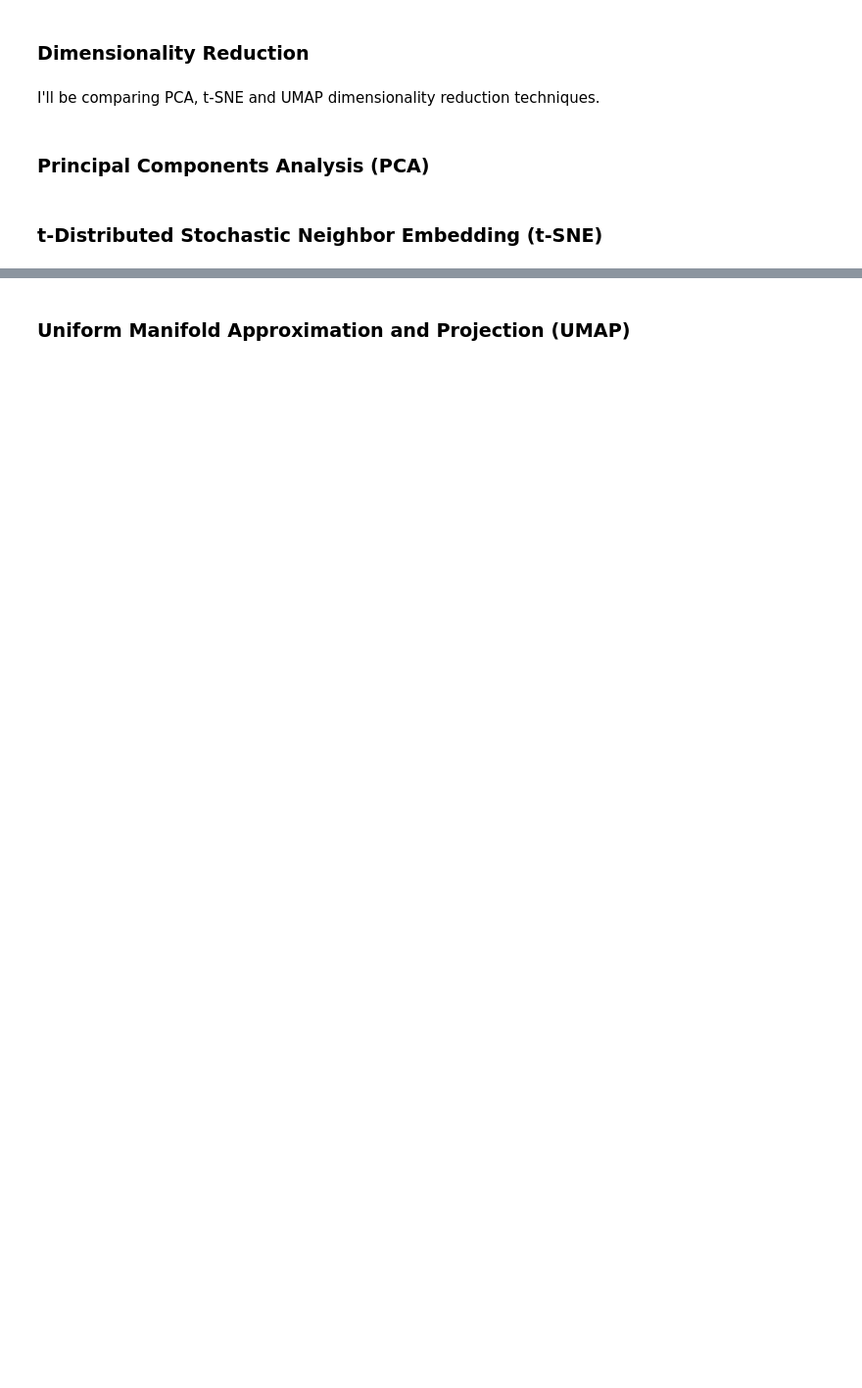
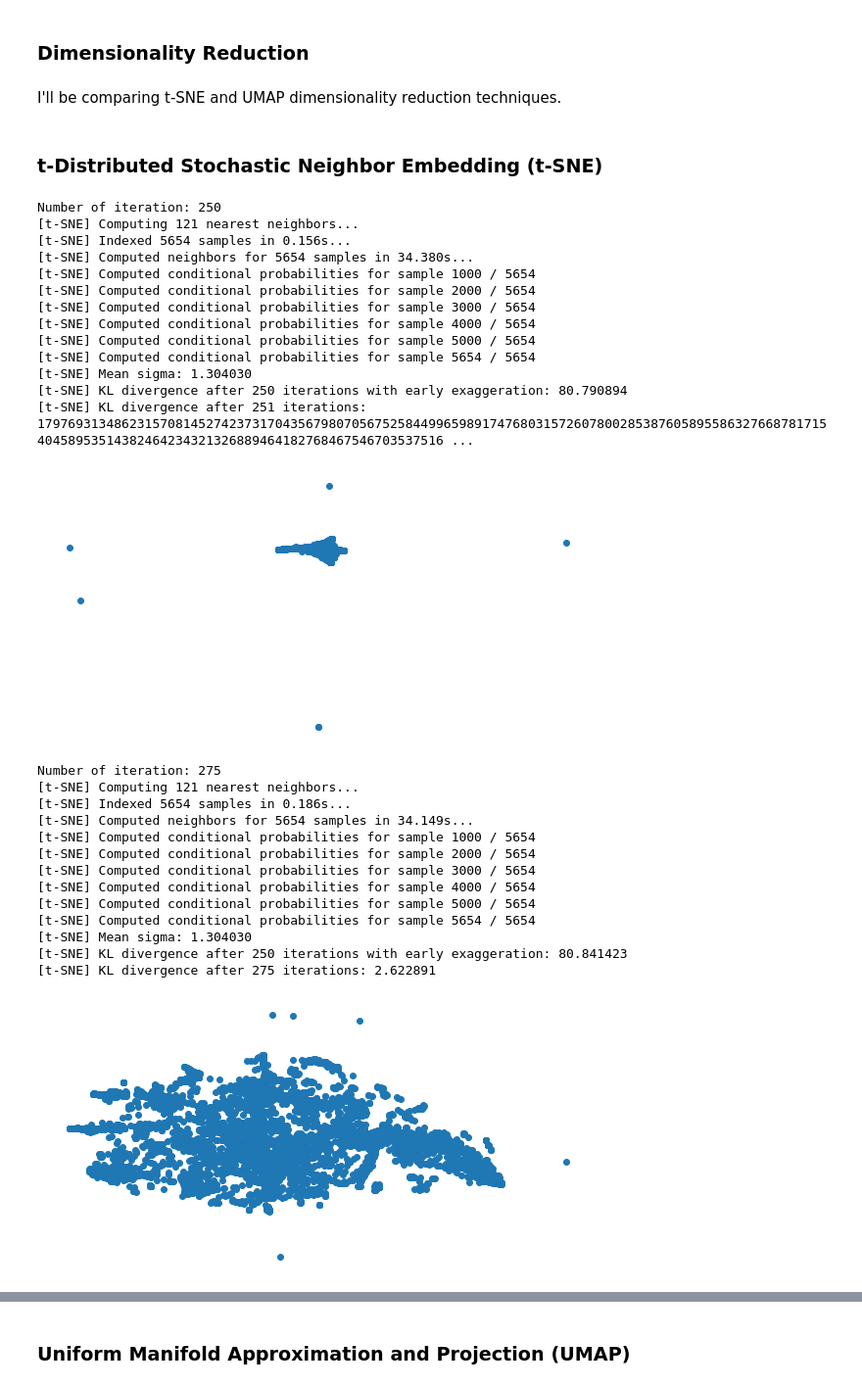
Before and after one commit to BenGriffith/data-science, a Jupyter notebook: capstone/unsupervised/netflix.ipynb, the cells around one changed output, grey strips where cells are left out. Shown at 98% size. Cells and saved outputs as stored; diff of their text form; code cells hidden in the pictures; blank space fills up the shorter version.

Commit message:
Clustering algorithm and dimensionality reduction updates

```diff
--- a/capstone/unsupervised/netflix.ipynb
+++ b/capstone/unsupervised/netflix.ipynb
@@ -336,3 +368,7 @@ netflix.head()
+# %%
+# Dimensionality reduction using PCA
+pca = PCA(n_components=200)
+X_pca = pca.fit_transform(X_std)
 # %% [markdown]
 ## Algorithm Selection
 # %% [markdown]
@@ -355,5 +384,5 @@ X_std = scaler.fit_transform(X)
 # %%
-clusters = range(2, 75)
+clusters = range(2, 51)
 
 for cluster in clusters:
 
@@ -364,12 +393,12 @@ for cluster in clusters:
     kmeans = KMeans(n_clusters=cluster, random_state=123)
 
     # Fit model
-    kmeans.fit(X_std)
+    kmeans.fit(X_pca)
 
     # Predictions
-    kmeans_predictions = kmeans.predict(X_std)
+    kmeans_predictions = kmeans.predict(X_pca)
 
     # Metrics
-    score(X_std, kmeans_predictions)
+    score(X_pca, kmeans_predictions)
 # %% [output]
 Number of clusters: 2
@@ -528,6 +785,4 @@ KeyboardInterrupt:
 # %% [markdown]
 ### Dimensionality Reduction
 # %% [markdown]
-I'll be comparing PCA, t-SNE and UMAP dimensionality reduction techniques.
+I'll be comparing t-SNE and UMAP dimensionality reduction techniques.
-# %% [markdown]
-### Principal Components Analysis (PCA)
@@ -548,23 +789,52 @@ plt.show()
 # %% [markdown]
 ### t-Distributed Stochastic Neighbor Embedding (t-SNE)
 # %%
-iterations = [250, 300, 350, 400]
+iterations = [250, 275, 300, 325, 350, 375, 400]
 
 for iteration in iterations:
 
     # Number of iterations
     print('Number of iteration: {}'.format(str(iteration)))
 
     # Define t-SNE
     tsne = TSNE(n_components=2, verbose=1, perplexity=40, n_iter=iteration)
 
     # Retrieve components
-    tsne_results = tsne.fit_transform(X_std)
+    tsne_results = tsne.fit_transform(X_pca)
 
     # Plot visual
     plt.figure(figsize=(10,5))
     plt.scatter(tsne_results[:, 0], tsne_results[:, 1])
     plt.xticks([])
     plt.yticks([])
     plt.axis('off')
     plt.show()
+# %% [output]
+Number of iteration: 250
+[t-SNE] Computing 121 nearest neighbors...
+[t-SNE] Indexed 5654 samples in 0.156s...
+[t-SNE] Computed neighbors for 5654 samples in 34.380s...
+[t-SNE] Computed conditional probabilities for sample 1000 / 5654
+[t-SNE] Computed conditional probabilities for sample 2000 / 5654
+[t-SNE] Computed conditional probabilities for sample 3000 / 5654
+[t-SNE] Computed conditional probabilities for sample 4000 / 5654
+[t-SNE] Computed conditional probabilities for sample 5000 / 5654
+[t-SNE] Computed conditional probabilities for sample 5654 / 5654
+[t-SNE] Mean sigma: 1.304030
+[t-SNE] KL divergence after 250 iterations with early exaggeration: 80.790894
+[t-SNE] KL divergence after 251 iterations: 179769313486231570814527423731704356798070567525844996598917476803157260780028538760589558632766878171540458953514382464234321326889464182768467546703537516 ...
+[figure, added]
+Number of iteration: 275
+[t-SNE] Computing 121 nearest neighbors...
+[t-SNE] Indexed 5654 samples in 0.186s...
+[t-SNE] Computed neighbors for 5654 samples in 34.149s...
+[t-SNE] Computed conditional probabilities for sample 1000 / 5654
+[t-SNE] Computed conditional probabilities for sample 2000 / 5654
+[t-SNE] Computed conditional probabilities for sample 3000 / 5654
+[t-SNE] Computed conditional probabilities for sample 4000 / 5654
+[t-SNE] Computed conditional probabilities for sample 5000 / 5654
+[t-SNE] Computed conditional probabilities for sample 5654 / 5654
+[t-SNE] Mean sigma: 1.304030
+[t-SNE] KL divergence after 250 iterations with early exaggeration: 80.841423
+[t-SNE] KL divergence after 275 iterations: 2.622891
+[figure, added]
```
Also changed, not shown: parts of 27 cells of this notebook.
